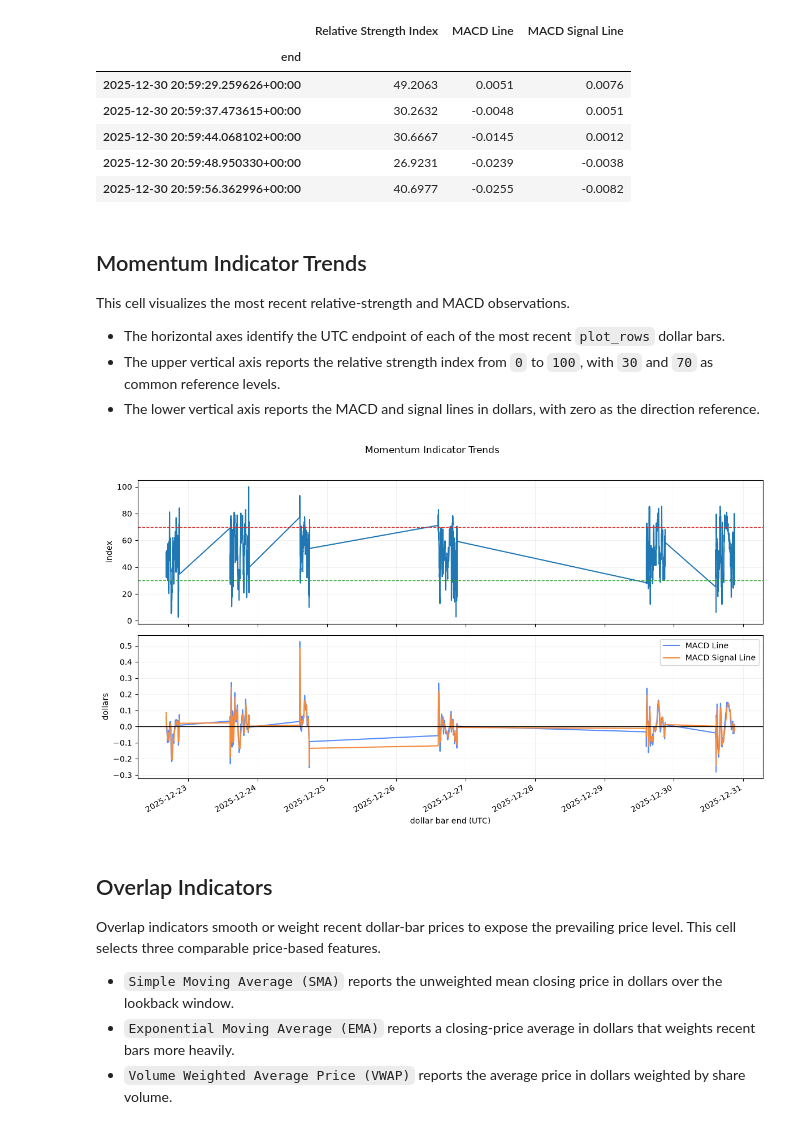
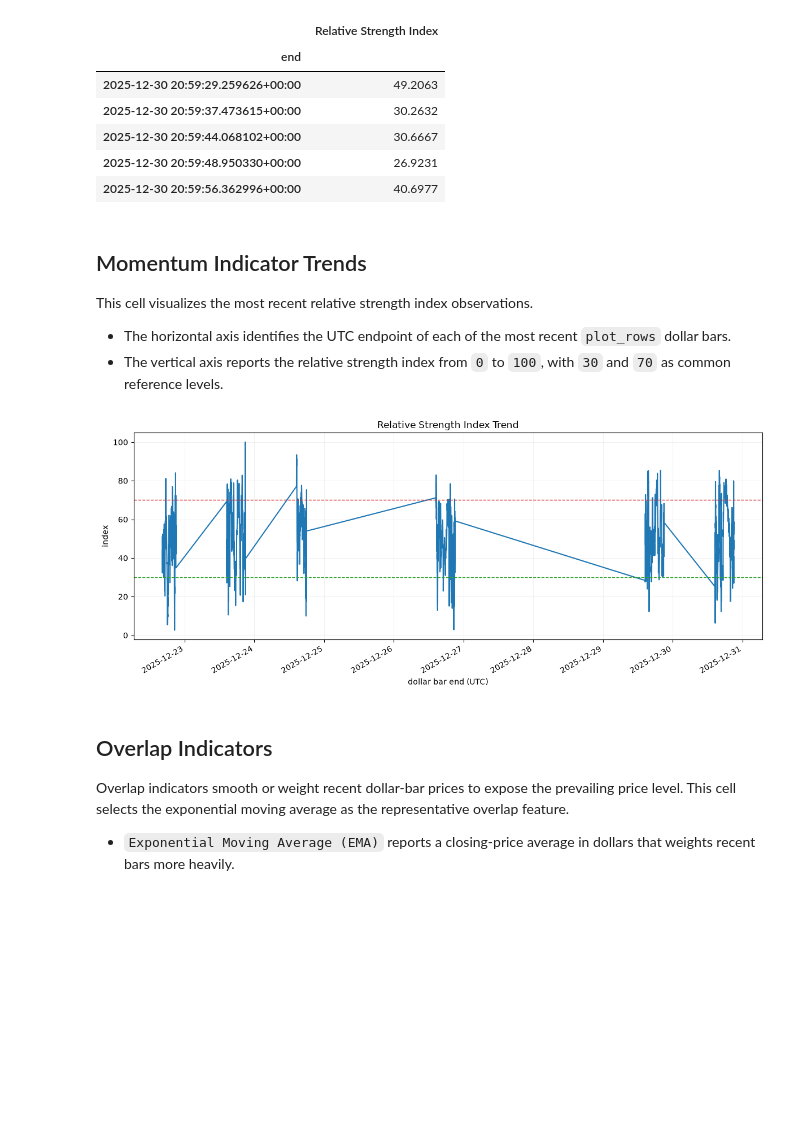
Before and after one commit to kwonjunhyuk9/financial-machine-learning, a Jupyter notebook: notebooks/data_preprocessing/market_technical_indicators.ipynb, the cells around one changed output. Drawn from its saved outputs; the diff is of its cells as text; code cells hidden in the pictures; blank space fills up the shorter version.

```diff
--- a/notebooks/data_preprocessing/market_technical_indicators.ipynb
+++ b/notebooks/data_preprocessing/market_technical_indicators.ipynb
@@ -87,9 +87,6 @@ Breadth indicators summarize how price and volume participation evolve across th
 # %%
-breadth_columns = [
-    "On-Balance Volume",
-    "Accumulation/Distribution Line",
-    "Chaikin Oscillator",
+breadth_feature = technical_features.set_index("end")[
+    "On-Balance Volume"
 ]
-breadth_features = technical_features.set_index("end")[breadth_columns]
-display(breadth_features.tail())
+display(breadth_feature.tail().to_frame())
 # %% [output]
@@ -135,55 +126,42 @@ Momentum indicators describe the direction and strength of recent dollar-bar pri
 # %%
-momentum_columns = [
-    "Relative Strength Index",
-    "MACD Line",
-    "MACD Signal Line",
+momentum_feature = technical_features.set_index("end")[
+    "Relative Strength Index"
 ]
-momentum_features = technical_features.set_index("end")[momentum_columns]
-display(momentum_features.tail())
+display(momentum_feature.tail().to_frame())
 # %% [output]
-|  | Relative Strength Index | MACD Line | MACD Signal Line |
-| end |  |  |  |
-| 2025-12-30 20:59:29.259626+00:00 | 49.2063 | 0.0051 | 0.0076 |
-| 2025-12-30 20:59:37.473615+00:00 | 30.2632 | -0.0048 | 0.0051 |
-| 2025-12-30 20:59:44.068102+00:00 | 30.6667 | -0.0145 | 0.0012 |
-| 2025-12-30 20:59:48.950330+00:00 | 26.9231 | -0.0239 | -0.0038 |
-| 2025-12-30 20:59:56.362996+00:00 | 40.6977 | -0.0255 | -0.0082 |
+|  | Relative Strength Index |
+| end |  |
+| 2025-12-30 20:59:29.259626+00:00 | 49.2063 |
+| 2025-12-30 20:59:37.473615+00:00 | 30.2632 |
+| 2025-12-30 20:59:44.068102+00:00 | 30.6667 |
+| 2025-12-30 20:59:48.950330+00:00 | 26.9231 |
+| 2025-12-30 20:59:56.362996+00:00 | 40.6977 |
 # %% [markdown]
 ## Momentum Indicator Trends
 
-This cell visualizes the most recent relative-strength and MACD observations.
+This cell visualizes the most recent relative strength index observations.
 
-- The horizontal axes identify the UTC endpoint of each of the most recent `plot_rows` dollar bars.
-- The upper vertical axis reports the relative strength index from `0` to `100`, with `30` and `70` as common reference levels.
-- The lower vertical axis reports the MACD and signal lines in dollars, with zero as the direction reference.
+- The horizontal axis identifies the UTC endpoint of each of the most recent `plot_rows` dollar bars.
+- The vertical axis reports the relative strength index from `0` to `100`, with `30` and `70` as common reference levels.
 # %%
-momentum_plot = momentum_features.tail(plot_rows)
-fig, axes = plt.subplots(2, 1, figsize=(12, 7), sharex=True)
-momentum_plot["Relative Strength Index"].plot(
-    ax=axes[0],
+momentum_axis = momentum_feature.tail(plot_rows).plot(
+    figsize=(12, 5),
     color="tab:blue",
 )
-axes[0].axhline(70, color="tab:red", linestyle="--", linewidth=1)
-axes[0].axhline(30, color="tab:green", linestyle="--", linewidth=1)
-axes[0].set_ylabel("index")
-axes[0].grid(alpha=0.25)
-momentum_plot[["MACD Line", "MACD Signal Line"]].plot(ax=axes[1])
-axes[1].axhline(0, color="black", linewidth=1)
-axes[1].set_xlabel("dollar bar end (UTC)")
-axes[1].set_ylabel("dollars")
-axes[1].grid(alpha=0.25)
-
-plt.suptitle("Momentum Indicator Trends")
-plt.tight_layout(rect=(0, 0, 1, 0.96))
+momentum_axis.axhline(70, color="tab:red", linestyle="--", linewidth=1)
+momentum_axis.axhline(30, color="tab:green", linestyle="--", linewidth=1)
+momentum_axis.set_xlabel("dollar bar end (UTC)")
+momentum_axis.set_ylabel("index")
+momentum_axis.set_title("Relative Strength Index Trend")
+momentum_axis.grid(alpha=0.25)
+plt.tight_layout()
 plt.show()
 # %% [output]
-[figure, old version]
+[figure, new version]
 # %% [markdown]
 ## Overlap Indicators
 
-Overlap indicators smooth or weight recent dollar-bar prices to expose the prevailing price level. This cell selects three comparable price-based features.
+Overlap indicators smooth or weight recent dollar-bar prices to expose the prevailing price level. This cell selects the exponential moving average as the representative overlap feature.
 
-- `Simple Moving Average (SMA)` reports the unweighted mean closing price in dollars over the lookback window.
 - `Exponential Moving Average (EMA)` reports a closing-price average in dollars that weights recent bars more heavily.
-- `Volume Weighted Average Price (VWAP)` reports the average price in dollars weighted by share volume.
 # %%
```
Also changed, not shown: parts of 17 cells of this notebook, 3 other files.
